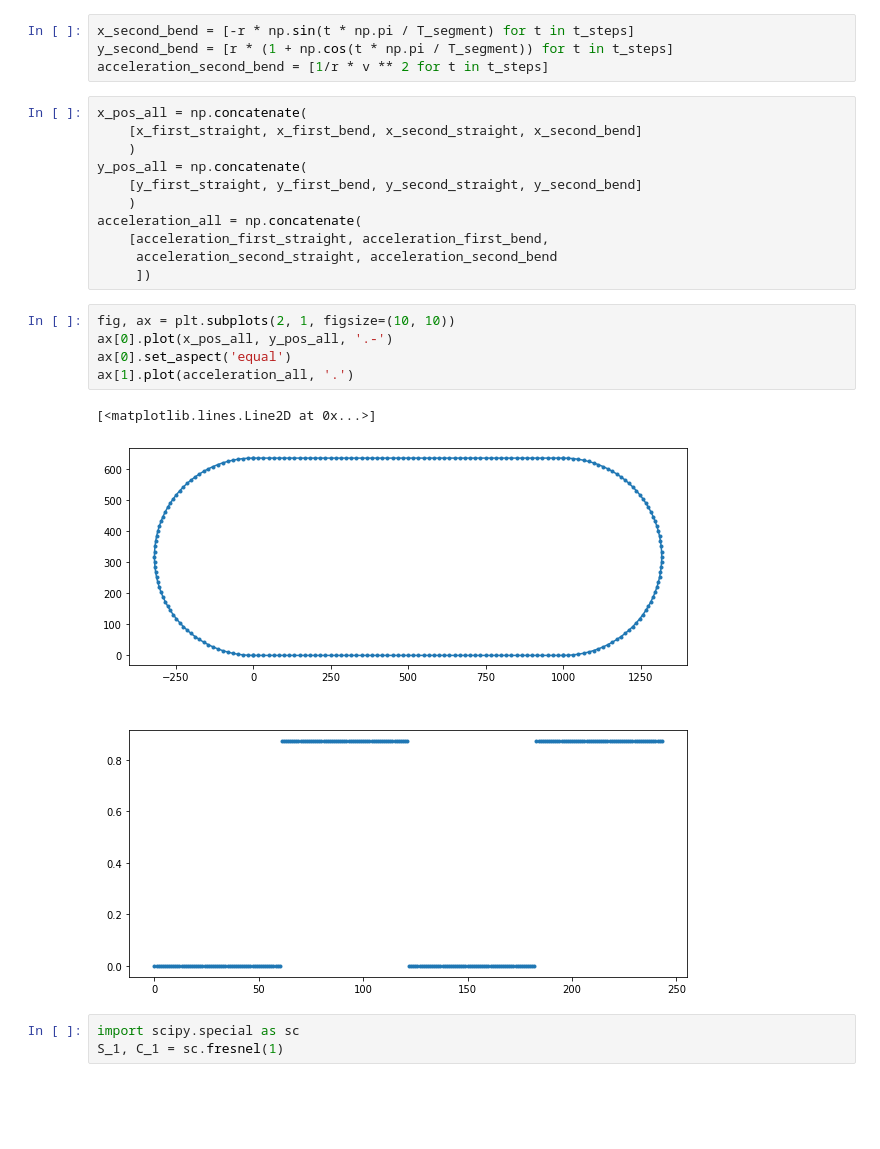
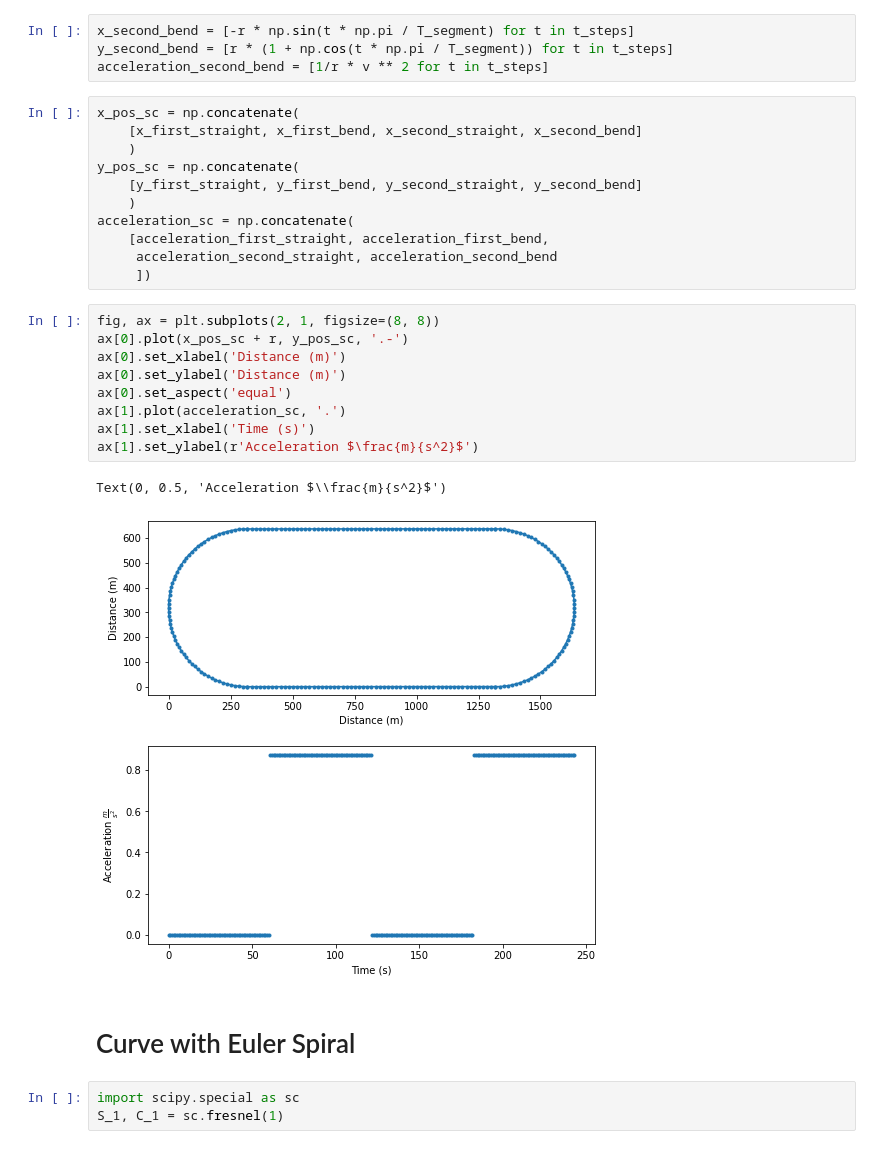
Before and after one commit to maxmussavian/euler-spiral, a Jupyter notebook: acceleration_curves.ipynb, the cells around one changed output. Cells and saved outputs as stored; diff of their text form; blank space fills up the shorter version.

```diff
--- a/acceleration_curves.ipynb
+++ b/acceleration_curves.ipynb
@@ -46,24 +42,30 @@ x_second_bend = [-r * np.sin(t * np.pi / T_segment) for t in t_steps]
 y_second_bend = [r * (1 + np.cos(t * np.pi / T_segment)) for t in t_steps]
 acceleration_second_bend = [1/r * v ** 2 for t in t_steps]
 # %%
-x_pos_all = np.concatenate(
+x_pos_sc = np.concatenate(
     [x_first_straight, x_first_bend, x_second_straight, x_second_bend]
     )
-y_pos_all = np.concatenate(
+y_pos_sc = np.concatenate(
     [y_first_straight, y_first_bend, y_second_straight, y_second_bend]
     )
-acceleration_all = np.concatenate(
+acceleration_sc = np.concatenate(
     [acceleration_first_straight, acceleration_first_bend,
      acceleration_second_straight, acceleration_second_bend
      ])
 # %%
-fig, ax = plt.subplots(2, 1, figsize=(10, 10))
-ax[0].plot(x_pos_all, y_pos_all, '.-')
+fig, ax = plt.subplots(2, 1, figsize=(8, 8))
+ax[0].plot(x_pos_sc + r, y_pos_sc, '.-')
+ax[0].set_xlabel('Distance (m)')
+ax[0].set_ylabel('Distance (m)')
 ax[0].set_aspect('equal')
-ax[1].plot(acceleration_all, '.')
+ax[1].plot(acceleration_sc, '.')
+ax[1].set_xlabel('Time (s)')
+ax[1].set_ylabel(r'Acceleration $\frac{m}{s^2}$')
 # %% [output]
-[<matplotlib.lines.Line2D at 0x...>]
+Text(0, 0.5, 'Acceleration $\\frac{m}{s^2}$')
-[figure, old version]
+[figure, new version]
+# %% [markdown]
+# Curve with Euler Spiral
 # %%
 import scipy.special as sc
 S_1, C_1 = sc.fresnel(1)
```
Also changed, not shown: parts of 16 cells of this notebook.
